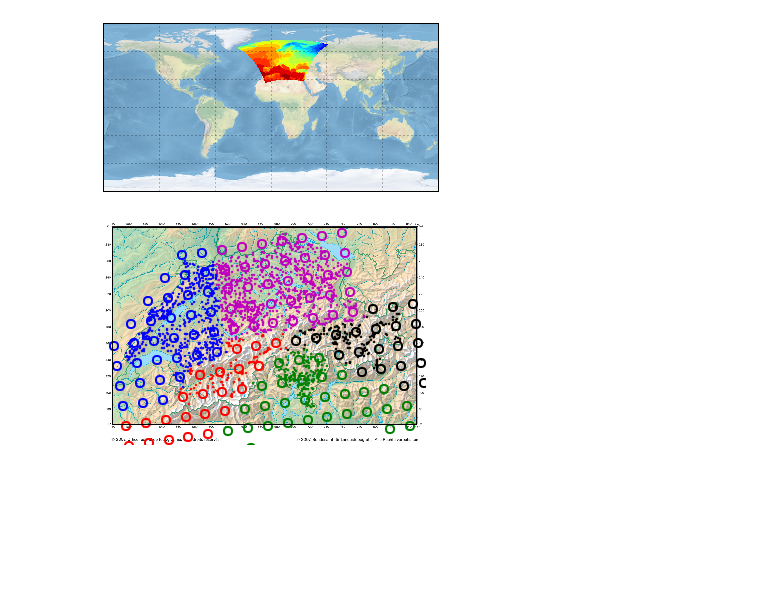
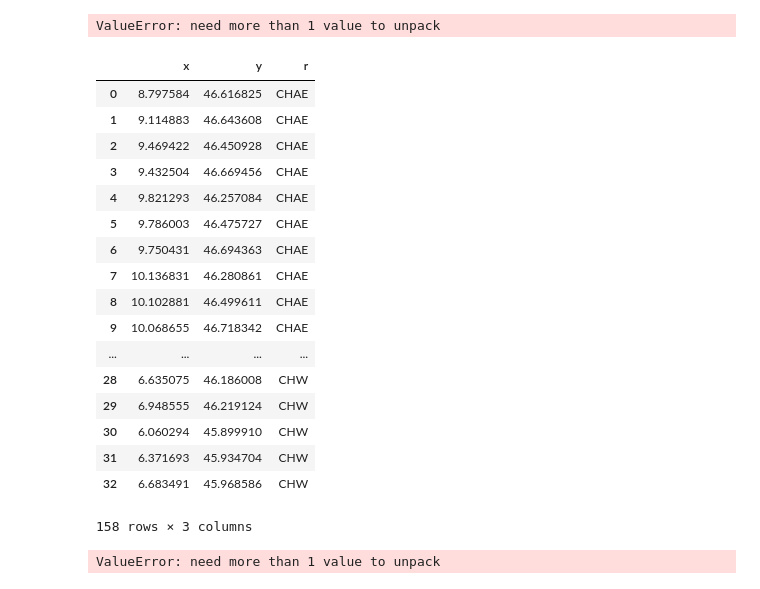
Before and after one commit to hvwaldow/pyws-BE-15-2-26, a Jupyter notebook: ex5/lecture5.ipynb, the cells around one changed output. Cells and saved outputs as stored; diff of their text form; code cells hidden in the pictures; blank space fills up the shorter version.

```diff
--- a/ex5/lecture5.ipynb
+++ b/ex5/lecture5.ipynb
@@ -95,0 +91,8 @@ class CH1903_LV03(ccrs.Projection):
+# %%
+import requests
+r = requests.get("http://ensemblesrt3.dmi.dk/data/A1B/ETHZ/MM/ETHZ-CLM_SCN_HadCM3Q0_MM_25km_tas.nc.gz", stream=True)
+with open("ETHZ-CLM_SCN_HadCM3Q0_MM_25km_tas.nc", 'wb') as f:
+    for chunk in r.iter_content(chunk_size=2**20):
+        if chunk:
+            f.write(chunk)
+            f.flush()
@@ -123,10 +224,0 @@ tas = ncdat.variables['tas'][0,...].squeeze()
-# %%
-ax = plt.axes(projection=ccrs.PlateCarree())
-ax.gridlines()
-ax.stock_img()
-plt.contourf(rlon, rlat, tas, 20,
-             transform=ensemblesgrid)
-
-plt.show()
-# %% [output]
-[figure, removed]
@@ -133,23 +234,37 @@ plt.show()
+# %%
+# find corresponding rlon, rlat
+dreg = mkregiondf()
+d = pd.DataFrame()
+for idx, z in dreg.iterrows():
+    x, y, r = z
+    ryidx, rxidx = np.where(np.min(abs(lon - x)) == absrlon - x))
+    ry = rlat[ryidx]
+    rx = rlon[rxidx]
+    d = pd.concat([d, pd.DataFrame({"rx": [rx[0]], "ry": [ry[0]]})], axis=0)
+# %% [output]
+ValueError: need more than 1 value to unpack
+# %%
+dreg
+# %% [output]
+|  | x | y | r |
+| 0 | 8.797584 | 46.616825 | CHAE |
+| 1 | 9.114883 | 46.643608 | CHAE |
+| 2 | 9.469422 | 46.450928 | CHAE |
+| 3 | 9.432504 | 46.669456 | CHAE |
+| 4 | 9.821293 | 46.257084 | CHAE |
+| 5 | 9.786003 | 46.475727 | CHAE |
+| 6 | 9.750431 | 46.694363 | CHAE |
+| 7 | 10.136831 | 46.280861 | CHAE |
+| 8 | 10.102881 | 46.499611 | CHAE |
+| 9 | 10.068655 | 46.718342 | CHAE |
+| ... | ... | ... | ... |
+| 28 | 6.635075 | 46.186008 | CHW |
+| 29 | 6.948555 | 46.219124 | CHW |
+| 30 | 6.060294 | 45.899910 | CHW |
+| 31 | 6.371693 | 45.934704 | CHW |
+| 32 | 6.683491 | 45.968586 | CHW |
+158 rows × 3 columns
 # %%
-# make DataFrame of region-specification
-def mkregiondf():
-    d = pd.DataFrame()
-    for r in ["CHAE", "CHAW", "CHNE", "CHS", "CHW"]:
-        d1 = pd.DataFrame.from_csv(r + ".csv", header=0, index_col=None)
-        d1 = pd.concat([d1, pd.DataFrame({"r": np.repeat(r, d1.shape[0])})], axis=1)
-        d = pd.concat([d, d1], axis=0)
-    return(d)
-
-# find corresponding rlon, rlat
-dreg = mkregiondf()
-d = pd.DataFrame()
-for idx, z in dreg.iterrows():
-    x, y, r = z
-    ryidx, rxidx = np.where(np.min(abs(lon - x)) == abs(lon - x))
-    ry = rlat[ryidx]
-    rx = rlon[rxidx]
-    d = pd.concat([d, pd.DataFrame({"rx": [rx[0]], "ry": [ry[0]]})], axis=0)
-
 dreg = dreg.reset_index(drop=True)
 d = d.reset_index(drop=True)
 dreg = pd.concat([dreg, d], axis=1)
@@ -200,4 +315,4 @@ for name, g in plotgroups:
 
 plt.show()
 # %% [output]
-[figure, removed]
+ValueError: need more than 1 value to unpack
```
Also changed, not shown: parts of 25 cells of this notebook, 12 other files.
